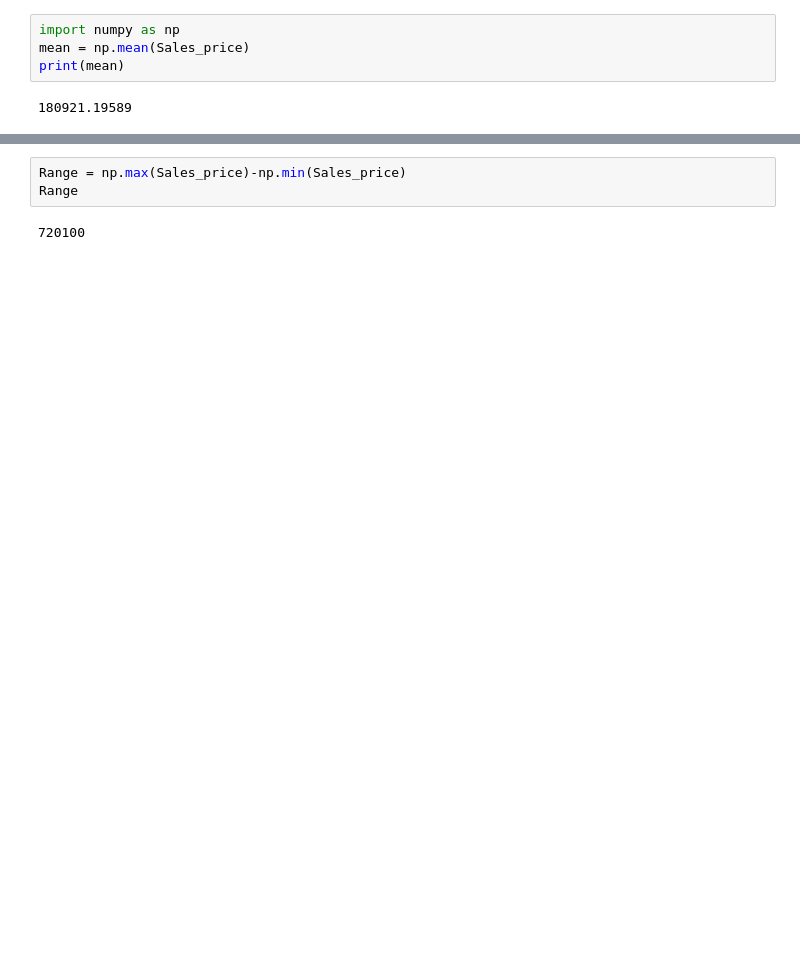
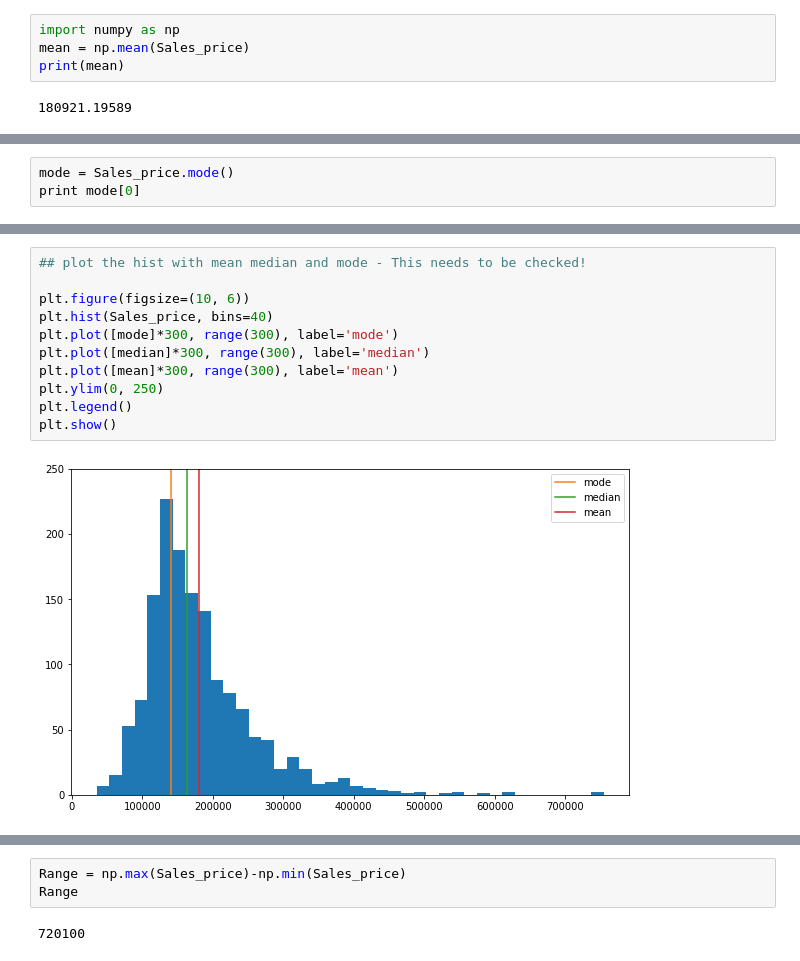
Before and after one commit to commit-live-students/descriptive_stats_in_class, a Jupyter notebook: notebooks/slides_descriptive_stats.ipynb, the cells around one changed output, grey strips where cells are left out. Cells and saved outputs as stored; diff of their text form; blank space fills up the shorter version.

```diff
--- a/notebooks/descriptive_stats_slides.ipynb
+++ b/notebooks/slides_descriptive_stats.ipynb
@@ -409,0 +415,3 @@ So Mathematically speaking, John is trying to this:
+# %%
+mode = Sales_price.mode()
+print mode[0]
@@ -409,0 +425,13 @@ So Mathematically speaking, John is trying to this:
+# %%
+## plot the hist with mean median and mode - This needs to be checked!
+
+plt.figure(figsize=(10, 6))
+plt.hist(Sales_price, bins=40)
+plt.plot([mode]*300, range(300), label='mode')
+plt.plot([median]*300, range(300), label='median')
+plt.plot([mean]*300, range(300), label='mean')
+plt.ylim(0, 250)
+plt.legend()
+plt.show()
+# %% [output]
+[figure, added]
```
Also changed, not shown: parts of 115 cells of this notebook, 1 other file.
